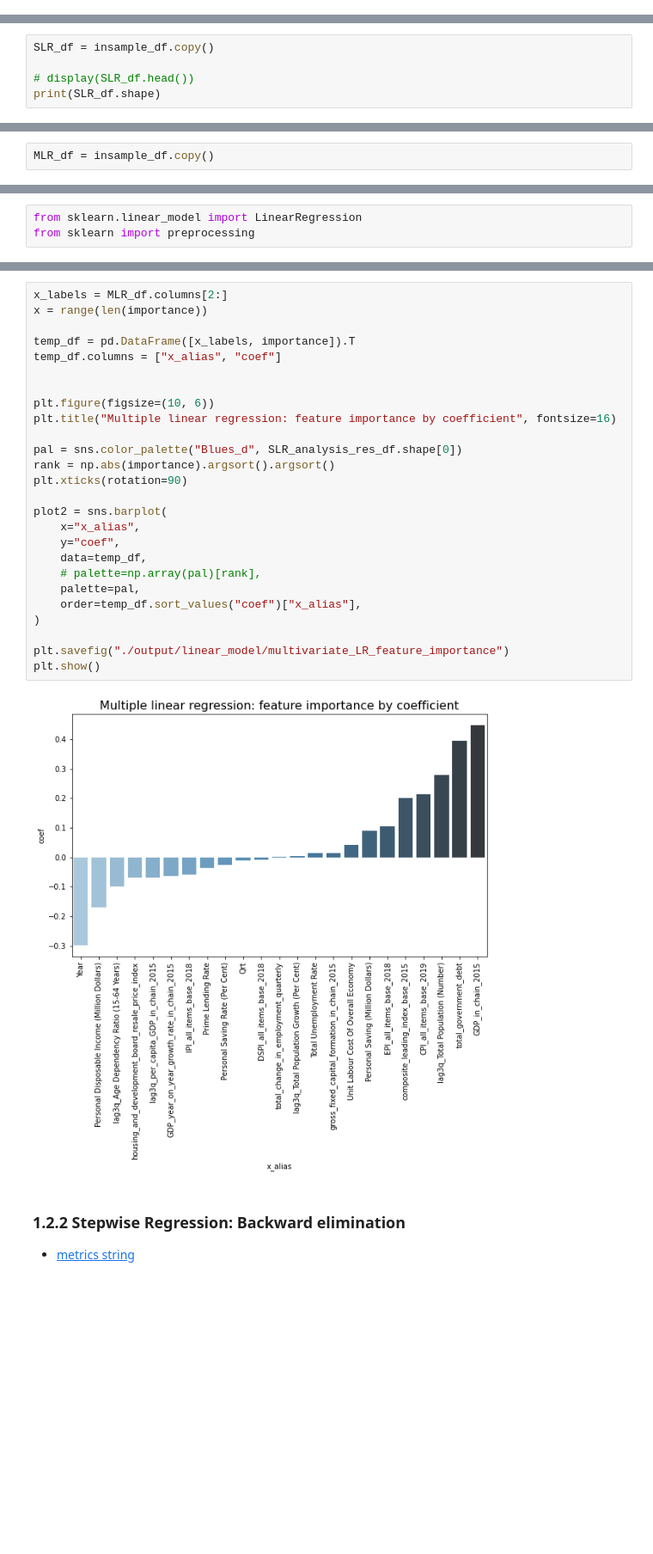
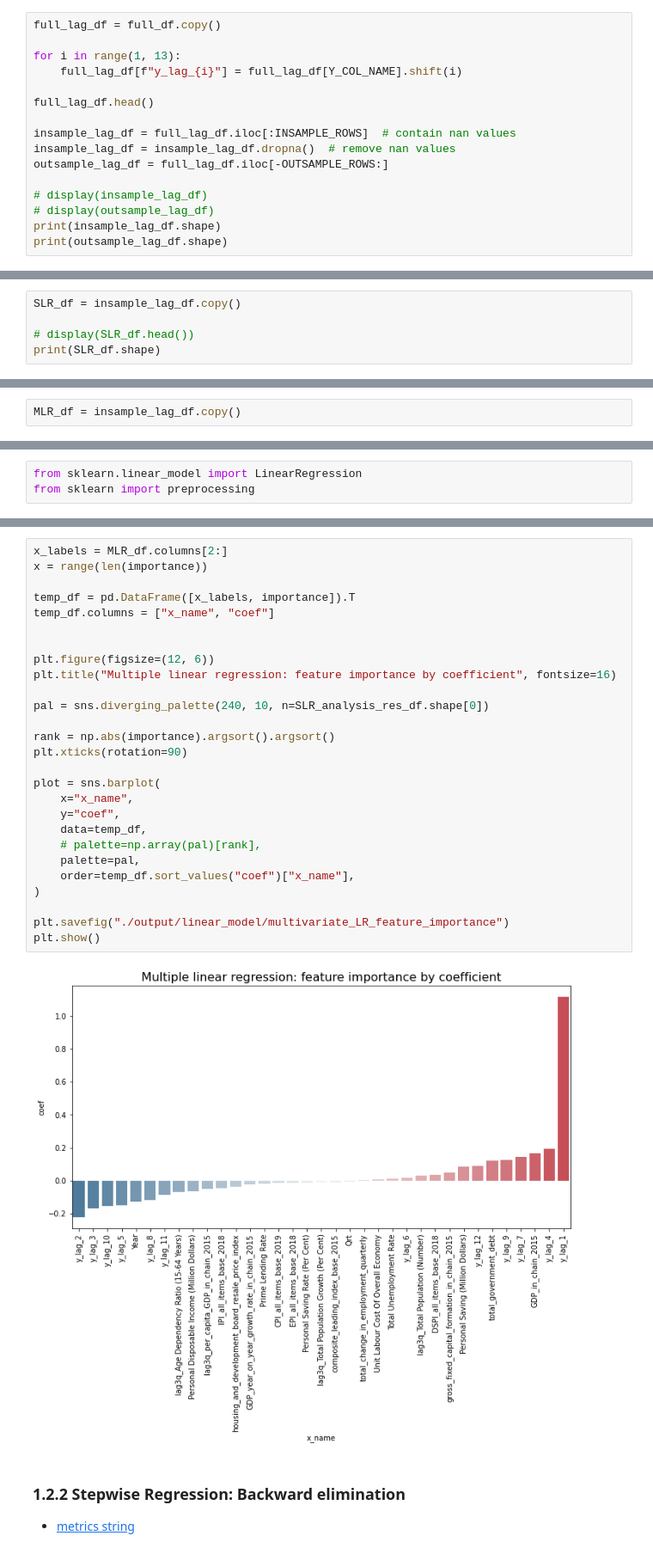
Before and after one commit to luoxiangyi222/commercial-bank-deposits-forecasting, a Jupyter notebook: model_linear.ipynb, the cells around one changed output, grey strips where cells are left out. Shown at 86% size. Cells and saved outputs as stored; diff of their text form; blank space fills up the shorter version.

```diff
--- a/model_linear.ipynb
+++ b/model_linear.ipynb
@@ -56,0 +101,16 @@ outsample:  (14, 25)
+# %%
+full_lag_df = full_df.copy()
+
+for i in range(1, 13):
+    full_lag_df[f"y_lag_{i}"] = full_lag_df[Y_COL_NAME].shift(i)
+
+full_lag_df.head()
+
+insample_lag_df = full_lag_df.iloc[:INSAMPLE_ROWS]  # contain nan values
+insample_lag_df = insample_lag_df.dropna()  # remove nan values
+outsample_lag_df = full_lag_df.iloc[-OUTSAMPLE_ROWS:]
+
+# display(insample_lag_df)
+# display(outsample_lag_df)
+print(insample_lag_df.shape)
+print(outsample_lag_df.shape)
@@ -59,7 +122,7 @@ outsample:  (14, 25)
 # %% [markdown]
 ## 1.1 Simple Linear Model
 # %%
-SLR_df = insample_df.copy()
+SLR_df = insample_lag_df.copy()
 
 # display(SLR_df.head())
 print(SLR_df.shape)
@@ -144,5 +254,5 @@ plt.show()
 - [How to Selecting Predictors](https://otexts.com/fpp2/selecting-predictors.html)
 - [statsmodel wrapper for sklearn cross-validation](https://stackoverflow.com/questions/41045752/using-statsmodel-estimations-with-scikit-learn-cross-validation-is-it-possible)
 # %%
-MLR_df = insample_df.copy()
+MLR_df = insample_lag_df.copy()
 # %% [markdown]
@@ -175,31 +289,32 @@ array([-0.03646634,  0.21459052, -0.00715494, -0.05937152,  0.1053393 ,
 # %%
 x_labels = MLR_df.columns[2:]
 x = range(len(importance))
 
 temp_df = pd.DataFrame([x_labels, importance]).T
-temp_df.columns = ["x_alias", "coef"]
+temp_df.columns = ["x_name", "coef"]
 
 
-plt.figure(figsize=(10, 6))
+plt.figure(figsize=(12, 6))
 plt.title("Multiple linear regression: feature importance by coefficient", fontsize=16)
 
-pal = sns.color_palette("Blues_d", SLR_analysis_res_df.shape[0])
+pal = sns.diverging_palette(240, 10, n=SLR_analysis_res_df.shape[0])
+
 rank = np.abs(importance).argsort().argsort()
 plt.xticks(rotation=90)
 
-plot2 = sns.barplot(
-    x="x_alias",
+plot = sns.barplot(
+    x="x_name",
     y="coef",
     data=temp_df,
     # palette=np.array(pal)[rank],
     palette=pal,
-    order=temp_df.sort_values("coef")["x_alias"],
+    order=temp_df.sort_values("coef")["x_name"],
 )
 
 plt.savefig("./output/linear_model/multivariate_LR_feature_importance")
 plt.show()
 # %% [output]
-[figure, old version]
+[figure, new version]
 # %% [markdown]
 ### 1.2.2 Stepwise Regression: Backward elimination
 
```
Also changed, not shown: parts of 28 cells of this notebook, 11 other files.
